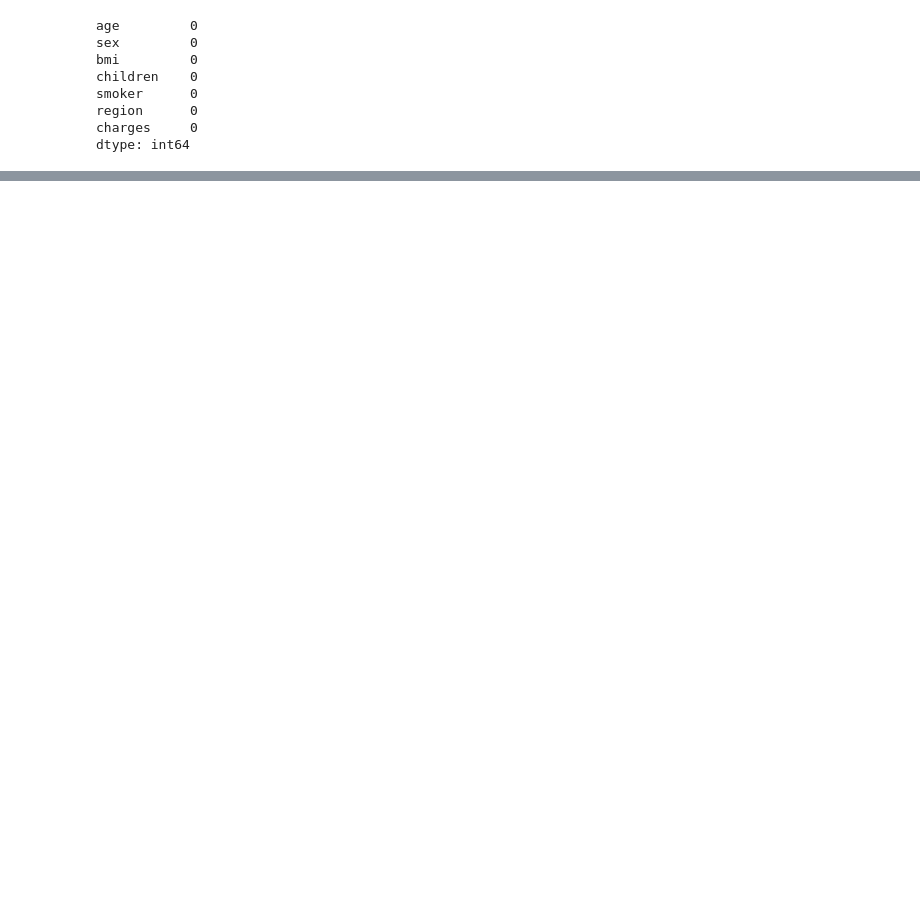
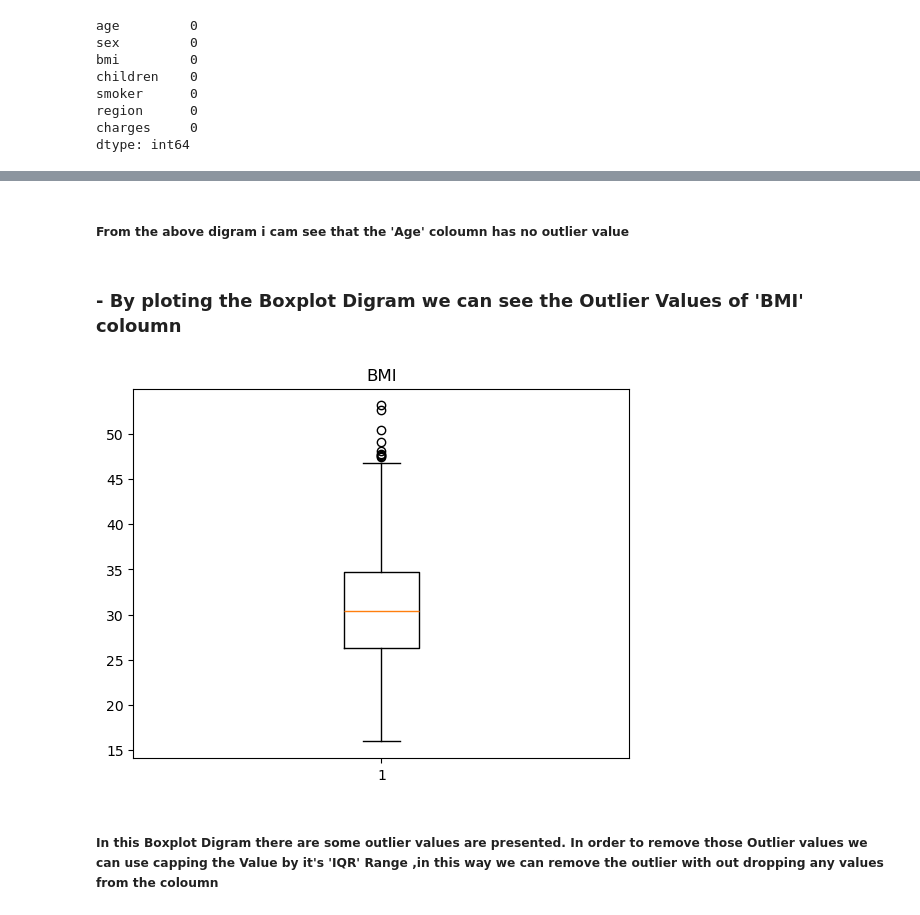
Before and after one commit to alabhyaanuragdash/Project, a Jupyter notebook: Health Insurance Cost Analysis.ipynb, the cells around one changed output, grey strips where cells are left out. Drawn from its saved outputs; the diff is of its cells as text; code cells hidden in the pictures; blank space fills up the shorter version.

```diff
--- a/Health Insurance Cost Analysis.ipynb
+++ b/Health Insurance Cost Analysis.ipynb
@@ -157,0 +216,12 @@ Health_Insurance_Cost.pivot_table(index=['sex','smoker','region'],values='bmi',a
+# %% [markdown]
+##### From the above digram i cam see that the 'Age' coloumn has no outlier value
+# %% [markdown]
+### - By ploting the Boxplot Digram we can see the Outlier Values of 'BMI' coloumn
+# %%
+plt.boxplot(Health_Insurance_Cost['bmi'])
+plt.title("BMI")
+plt.show()
+# %% [output]
+[figure, added]
+# %% [markdown]
+##### In this Boxplot Digram there are some outlier values are presented. In order to remove those  Outlier values we can use capping the Value by it's 'IQR' Range ,in this way we can remove the outlier with out dropping any values from the coloumn
```
Also changed, not shown: parts of 66 cells of this notebook, 1 other file.
